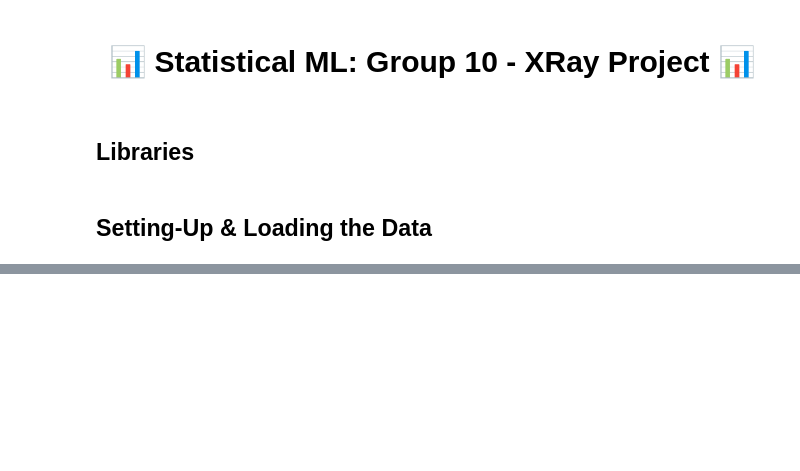
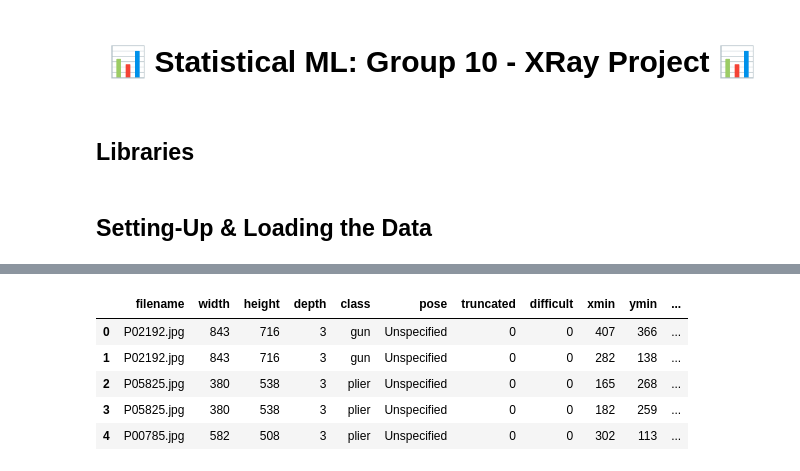
Before and after one commit to pranavpai/Computer-Vision-XRay-Research, a Jupyter notebook: XRay/XRay.ipynb, the cells around one changed output, grey strips where cells are left out. Saved outputs shown, nothing was run; the diff lists cells and outputs as text; code cells hidden in the pictures; blank space fills up the shorter version.

```diff
--- a/XRay/XRay.ipynb
+++ b/XRay/XRay.ipynb
@@ -74,6 +91,18 @@ xml_to_csv(test_xml_folder, test_output_csv)
 # %%
-# Load and display stats for CSV
+# Load and display stats for Annotation CSV, and return DataFrame
 def compute_csv_stats(csv_path, name):
+    """
+    Load a CSV file, compute basic statistics, and return the data as a DataFrame.
+
+    Parameters:
+    csv_path (str): The path to the CSV file containing annotations.
+    name (str): Name to use in the printed output for the dataset.
+
+    Returns:
+    pd.DataFrame: A DataFrame containing the loaded CSV data with computed stats.
+                  Returns None if an error occurs while loading the CSV.
+    """
+
     try:
         # Load the CSV into a DataFrame
         df = pd.read_csv(csv_path)
@@ -87,15 +116,16 @@ def compute_csv_stats(csv_path, name):
         print("\nSummary Statistics:")
         print(df.describe())
 
-        # Show the first 5 rows as a sample
-        print("\nSample Data (first 5 rows):")
-        print(df.head())
-
         # Add a blank line after each section for readability
         print("\n" * 3)
 
+        # Return the DataFrame for later use
+        return df
+
     except Exception as e:
         print(f"An error occurred while processing {name}: {e}")
+        return None  # Return None if there's an error
 
-compute_csv_stats(train_output_csv, 'Training Annotations')
-compute_csv_stats(test_output_csv, 'Testing Annotations')
+# Now you can call the function and store the DataFrames
+df_train_annotations = compute_csv_stats(train_output_csv, 'Training Annotations')
+df_test_annotations = compute_csv_stats(test_output_csv, 'Testing Annotations')
@@ -101,0 +150,10 @@ compute_csv_stats(test_output_csv, 'Testing Annotations')
+# %%
+# First 5 Rows of the Annotation dataframe (Train)
+df_train_annotations.head()
+# %% [output]
+|  | filename | width | height | depth | class | pose | truncated | difficult | xmin | ymin | ... |
+| 0 | P02192.jpg | 843 | 716 | 3 | gun | Unspecified | 0 | 0 | 407 | 366 | ... |
+| 1 | P02192.jpg | 843 | 716 | 3 | gun | Unspecified | 0 | 0 | 282 | 138 | ... |
+| 2 | P05825.jpg | 380 | 538 | 3 | plier | Unspecified | 0 | 0 | 165 | 268 | ... |
+| 3 | P05825.jpg | 380 | 538 | 3 | plier | Unspecified | 0 | 0 | 182 | 259 | ... |
+| 4 | P00785.jpg | 582 | 508 | 3 | plier | Unspecified | 0 | 0 | 302 | 113 | ... |
```
Also changed, not shown: parts of 8 cells of this notebook.
